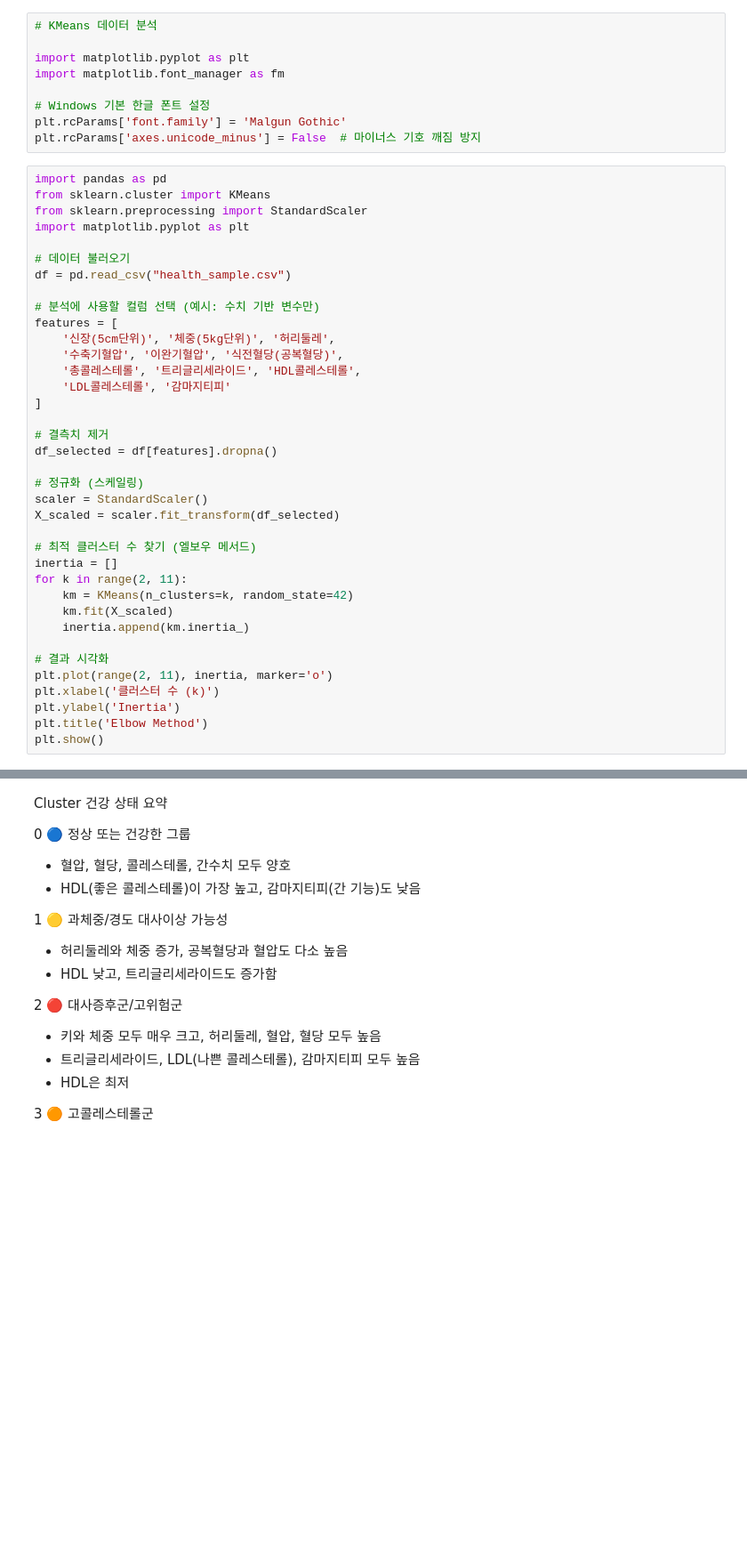
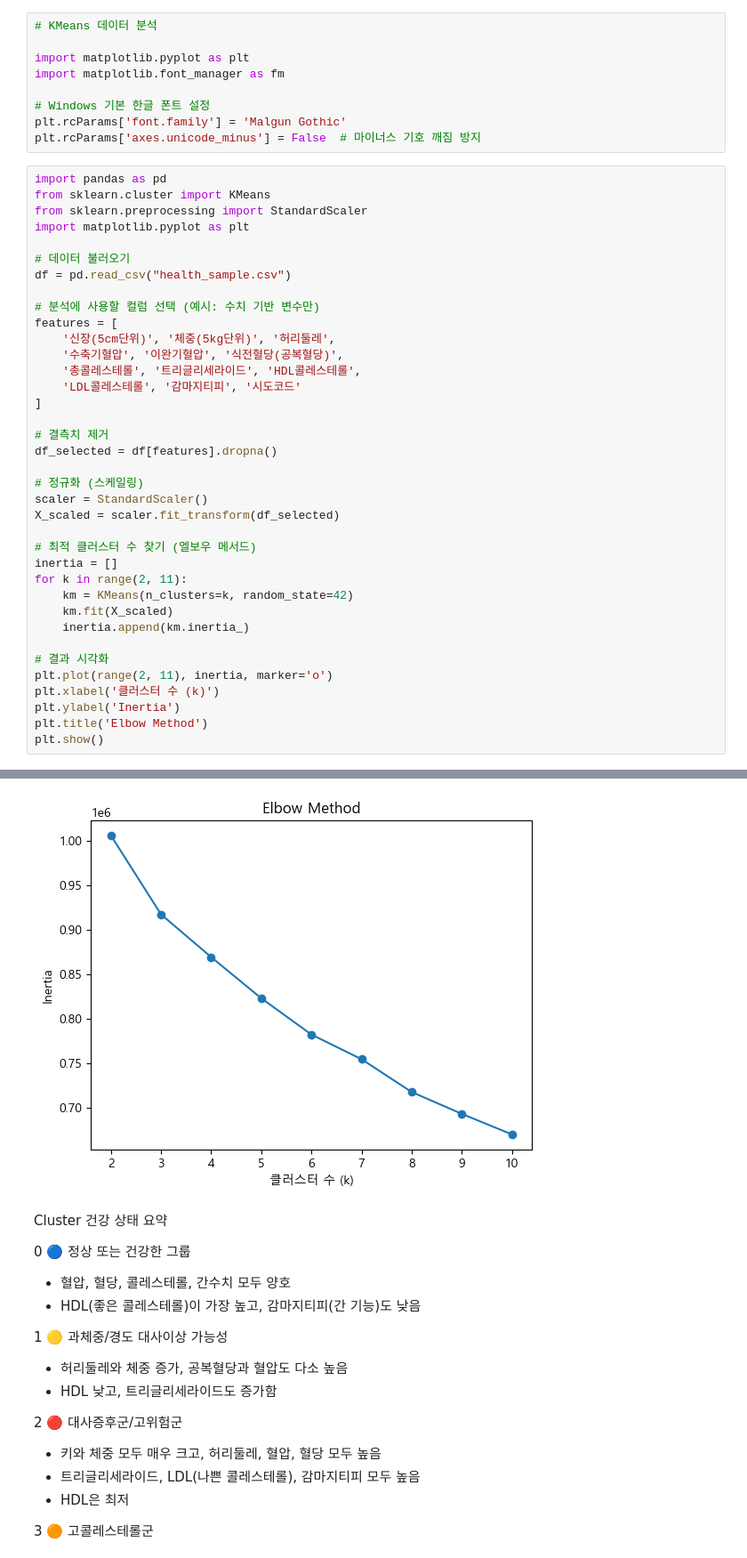
Before and after one commit to HSU-BigdataProgramming/cholesterol-prediction-nhis, a Jupyter notebook: KMeans.ipynb, the cells around one changed output, grey strips where cells are left out. Shown: that part at 89% size. Drawn from its saved outputs; the diff is of its cells as text; blank space fills up the shorter version.

```diff
--- a/KMeans.ipynb
+++ b/KMeans.ipynb
@@ -21,7 +21,7 @@ features = [
     '신장(5cm단위)', '체중(5kg단위)', '허리둘레',
     '수축기혈압', '이완기혈압', '식전혈당(공복혈당)',
     '총콜레스테롤', '트리글리세라이드', 'HDL콜레스테롤',
-    'LDL콜레스테롤', '감마지티피'
+    'LDL콜레스테롤', '감마지티피', '시도코드'
 ]
 
 # 결측치 제거
@@ -44,3 +44,4 @@ plt.xlabel('클러스터 수 (k)')
 plt.ylabel('Inertia')
 plt.title('Elbow Method')
 plt.show()
+# %% [output]
@@ -47,3 +61,4 @@ plt.show()
+[figure, added]
 # %% [markdown]
 Cluster	건강 상태 요약
 
```
Also changed, not shown: parts of 6 cells of this notebook, 4 other files.
